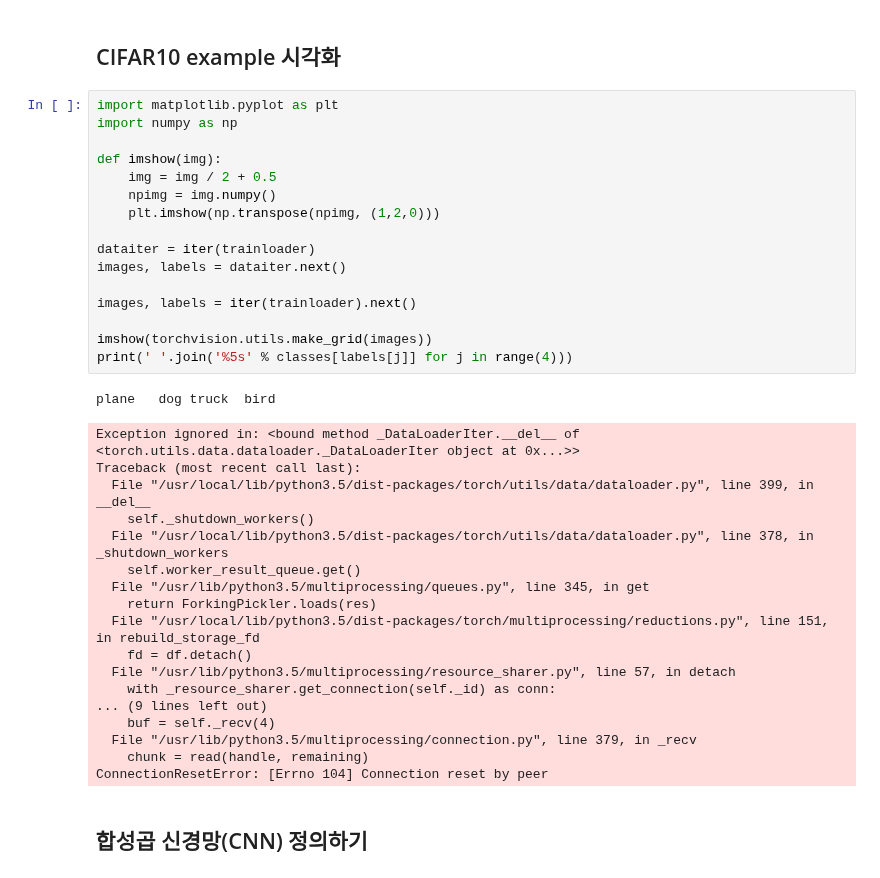
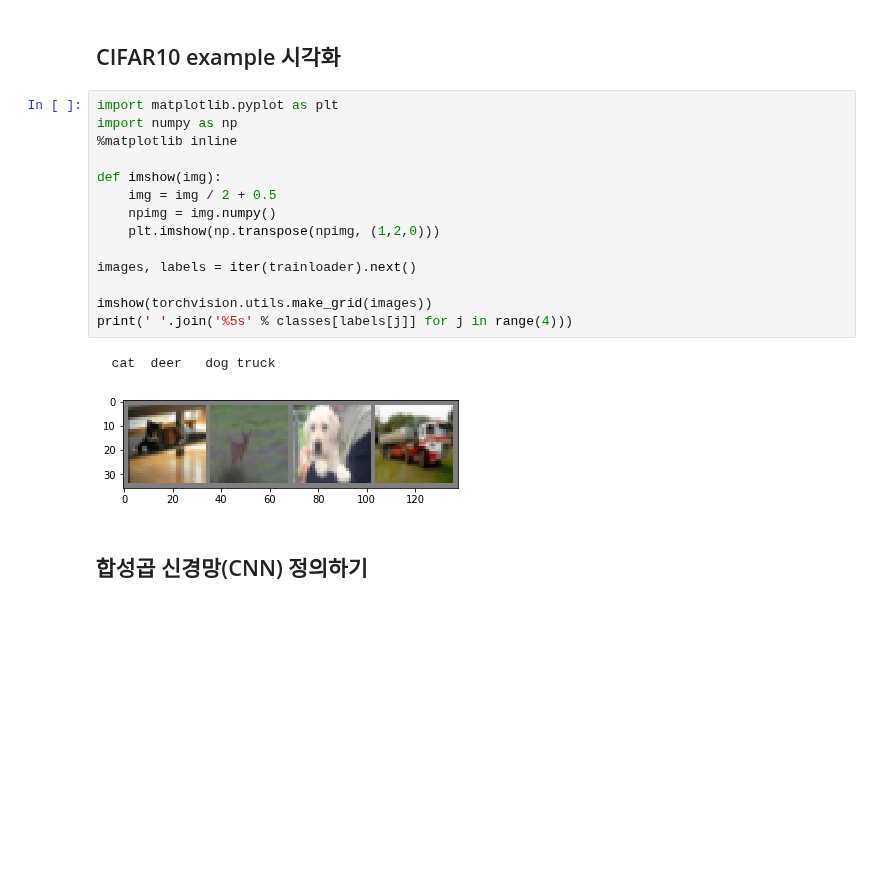
Before and after one commit to gjustin40/Pytorch-Cookbook, a Jupyter notebook: Pytorch5_CNN_Classifier(CIFAR10 dataset).ipynb, the cells around one changed output. Drawn from its saved outputs; the diff is of its cells as text; blank space fills up the shorter version.

```diff
--- a/Pytorch5_CNN_Classifier(CIFAR10 dataset).ipynb
+++ b/Pytorch5_CNN_Classifier(CIFAR10 dataset).ipynb
@@ -81,38 +81,20 @@ print(testset.__getitem__)
 # %%
 import matplotlib.pyplot as plt
 import numpy as np
+%matplotlib inline
 
 def imshow(img):
     img = img / 2 + 0.5
     npimg = img.numpy()
     plt.imshow(np.transpose(npimg, (1,2,0)))
 
-dataiter = iter(trainloader)
-images, labels = dataiter.next()
-
 images, labels = iter(trainloader).next()
 
 imshow(torchvision.utils.make_grid(images))
 print(' '.join('%5s' % classes[labels[j]] for j in range(4)))
 # %% [output]
-plane   dog truck  bird
+  cat  deer   dog truck
-Exception ignored in: <bound method _DataLoaderIter.__del__ of <torch.utils.data.dataloader._DataLoaderIter object at 0x...>>
-Traceback (most recent call last):
-  File "/usr/local/lib/python3.5/dist-packages/torch/utils/data/dataloader.py", line 399, in __del__
-    self._shutdown_workers()
-  File "/usr/local/lib/python3.5/dist-packages/torch/utils/data/dataloader.py", line 378, in _shutdown_workers
-    self.worker_result_queue.get()
-  File "/usr/lib/python3.5/multiprocessing/queues.py", line 345, in get
-    return ForkingPickler.loads(res)
-  File "/usr/local/lib/python3.5/dist-packages/torch/multiprocessing/reductions.py", line 151, in rebuild_storage_fd
-    fd = df.detach()
-  File "/usr/lib/python3.5/multiprocessing/resource_sharer.py", line 57, in detach
-    with _resource_sharer.get_connection(self._id) as conn:
-... (9 lines left out)
-    buf = self._recv(4)
-  File "/usr/lib/python3.5/multiprocessing/connection.py", line 379, in _recv
-    chunk = read(handle, remaining)
-ConnectionResetError: [Errno 104] Connection reset by peer
+[figure, added]
 # %% [markdown]
 ## 합성곱 신경망(CNN) 정의하기
 # %%
```
Also changed, not shown: parts of 6 cells of this notebook.
